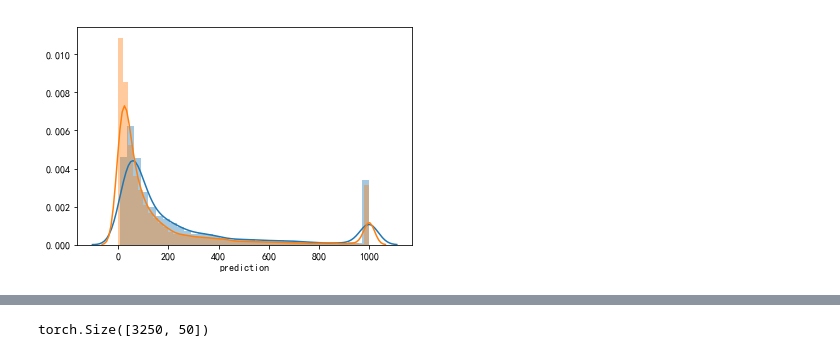
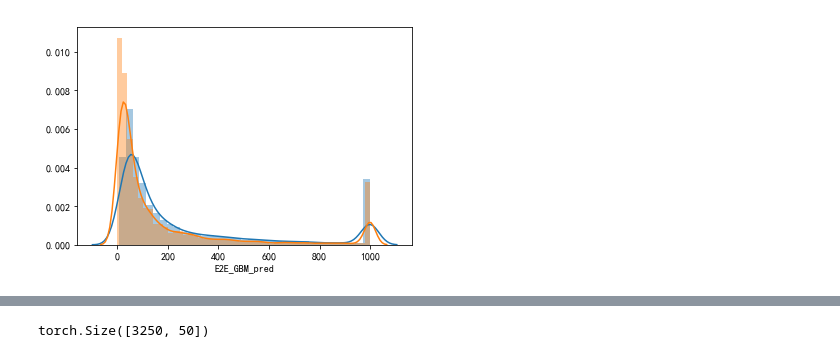
Before and after one commit to schemmy/e2e, a Jupyter notebook: construction/nn_v2.ipynb, the cells around one changed output, grey strips where cells are left out. Saved outputs shown, nothing was run; the diff lists cells and outputs as text; code cells hidden in the pictures.

```diff
--- a/construction/nn_v2.ipynb
+++ b/construction/nn_v2.ipynb
@@ -94,7 +97,7 @@ MORE_FEA =[
             ]
 
 IS_FEA = [
-#            'initial_stock',
+           'initial_stock',
 #            'IS_over_mean_56'
         ]
 
@@ -112,11 +115,22 @@ CAT_FEA_HOT = ['item_third_cate_cd_1591',
              'int_org_num_10',
              'int_org_num_316',
              'int_org_num_772']
+TO_SCALE = [
+            # 'label_sf'
+            ]
+SEQ2SEQ = ['Enc_X', 'Enc_y', 'Dec_X', 'Dec_y']
+
+LABEL = ['demand_RV_dp']
+LABEL_vlt = ['vlt_actual']
+LABEL_sf = ['label_sf']
 # %%
-SCALE_FEA =  VLT_FEA + SF_FEA + MORE_FEA + IS_FEA + CAT_FEA_HOT + TO_SCALE
+SCALE_FEA =  VLT_FEA + SF_FEA + MORE_FEA + IS_FEA + CAT_FEA_HOT + TO_SCALE + LABEL_vlt + LABEL_sf
 CUT_FEA = VLT_FEA + SF_FEA + MORE_FEA
 MODEL_FEA = VLT_FEA + SF_FEA + MORE_FEA + IS_FEA + CAT_FEA_HOT
 # %%
-sku_train, sku_test = train_test_split(sku_set, random_state=10, train_size=0.8, test_size=0.2)
-df_train = o0[(o0['sku_id'].isin(sku_train)) & (o0['create_tm'] < dt.datetime(2018,8,10))]
-df_test = o0[(o0['sku_id'].isin(sku_test)) & (o0['create_tm'] >= dt.datetime(2018,8,10))]
+sku_set = o0.sku_id.unique()
+sku_train, sku_test = train_test_split(sku_set, random_state=10, train_size=0.85, test_size=0.15)
+# with open('../data/1320_feature/sku_buddle.pkl', 'rb') as fp:
+#     sku_train, sku_test = pickle.load(fp)
+df_train = o0[(o0['sku_id'].isin(sku_train)) & (o0['create_tm'] < dt.datetime(2018,8,5))]
+df_test = o0[(o0['sku_id'].isin(sku_test)) & (o0['create_tm'] >= dt.datetime(2018,8,5))]
@@ -357,10 +374,10 @@ LGBMRegressor(alpha=0.9, boosting_type='gbdt', class_weight=None,
 # %%
 gbm_pred=gbm.predict(X_test)
 
-gbm_pred = pd.DataFrame(y_scaler.inverse_transform(gbm_pred.reshape(-1, 1)), columns=['prediction']).fillna(0)
+gbm_pred = pd.DataFrame(y_scaler.inverse_transform(gbm_pred.reshape(-1, 1)), columns=['E2E_GBM_pred']).fillna(0)
 # gbm_pred = pd.DataFrame(np.exp(gbm_pred)-1, columns=['prediction']).fillna(0)
 # %%
-sns.distplot(gbm_pred['prediction'].clip(0,1000));
+sns.distplot(gbm_pred['E2E_GBM_pred'].clip(0,1000));
 sns.distplot(y_test_ns.clip(0,1000));
 # %% [output]
-[figure, old version]
+[figure, new version]
```
Also changed, not shown: parts of 29 cells of this notebook, 5 other files.
